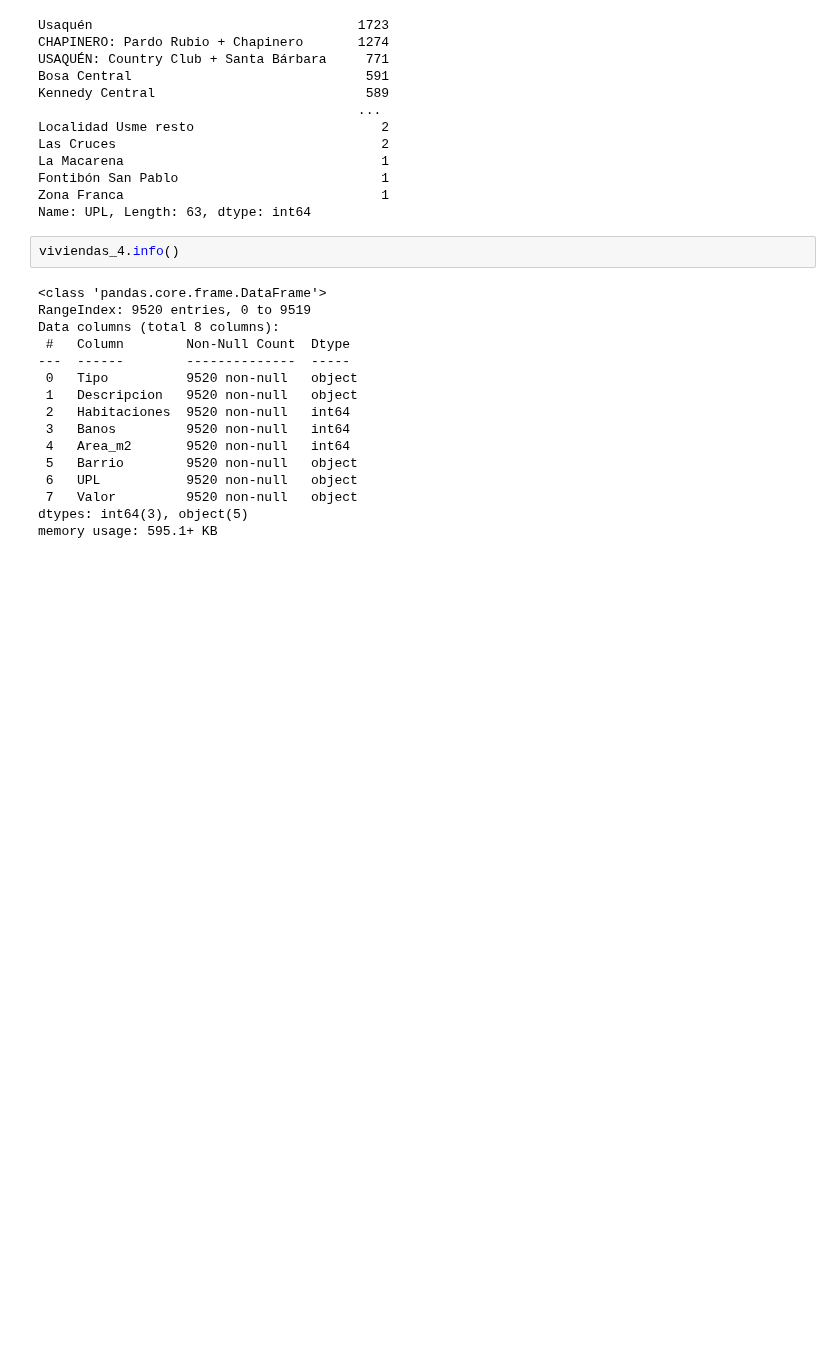
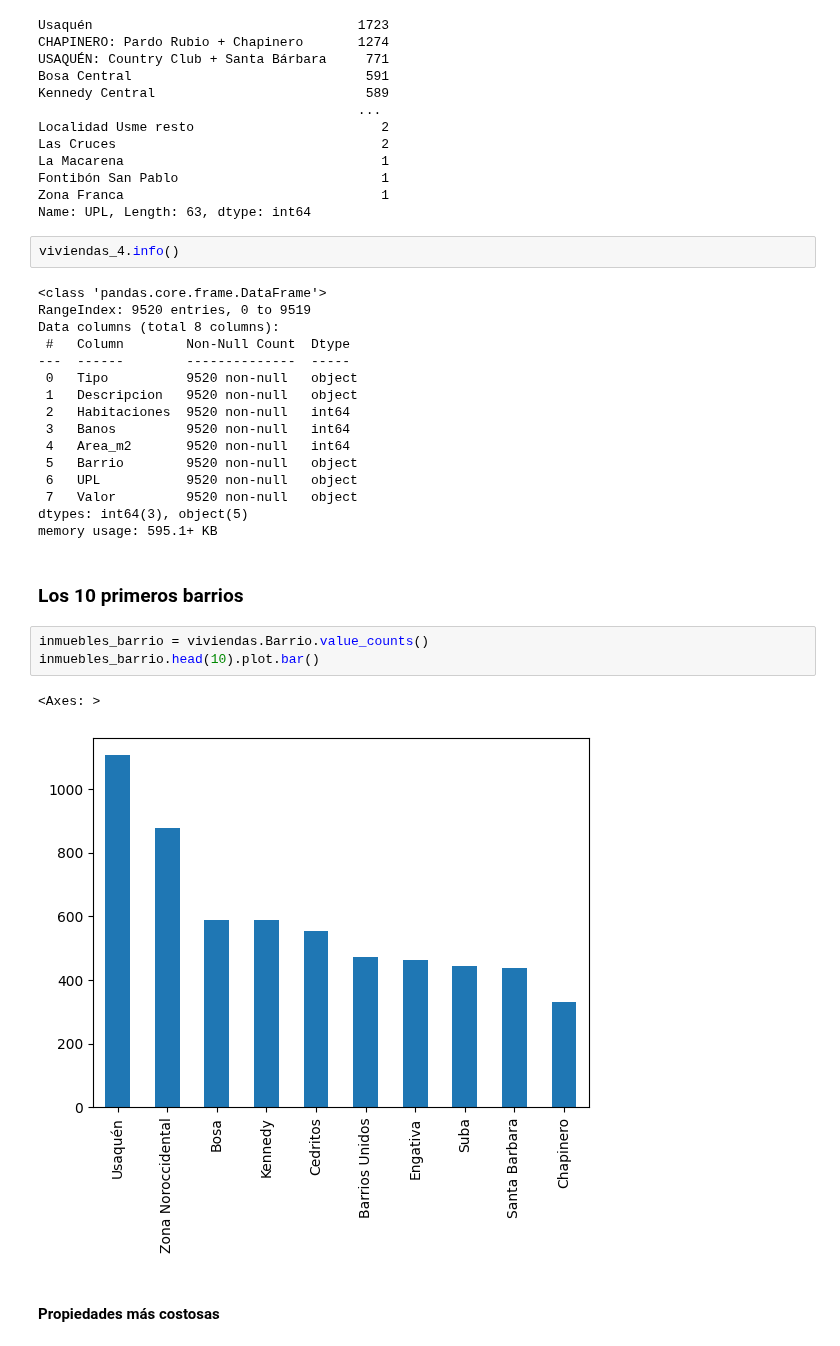
Before and after one commit to avanegasp/Proyecto_Final_Ucataluna, a Jupyter notebook: Proyecto_Final_UCataluña.ipynb, the cells around one changed output. Drawn from its saved outputs; the diff is of its cells as text; blank space fills up the shorter version.

```diff
--- a/Proyecto_Final_UCataluña.ipynb
+++ b/Proyecto_Final_UCataluña.ipynb
@@ -483,3 +477,13 @@ Data columns (total 8 columns):
  7   Valor         9520 non-null   object
 dtypes: int64(3), object(5)
 memory usage: 595.1+ KB
+# %% [markdown]
+### Los 10 primeros barrios
+# %%
+inmuebles_barrio = viviendas.Barrio.value_counts()
+inmuebles_barrio.head(10).plot.bar()
+# %% [output]
+<Axes: >
+[figure, added]
+# %% [markdown]
+#### Propiedades más costosas
```
Also changed, not shown: parts of 18 cells of this notebook.
